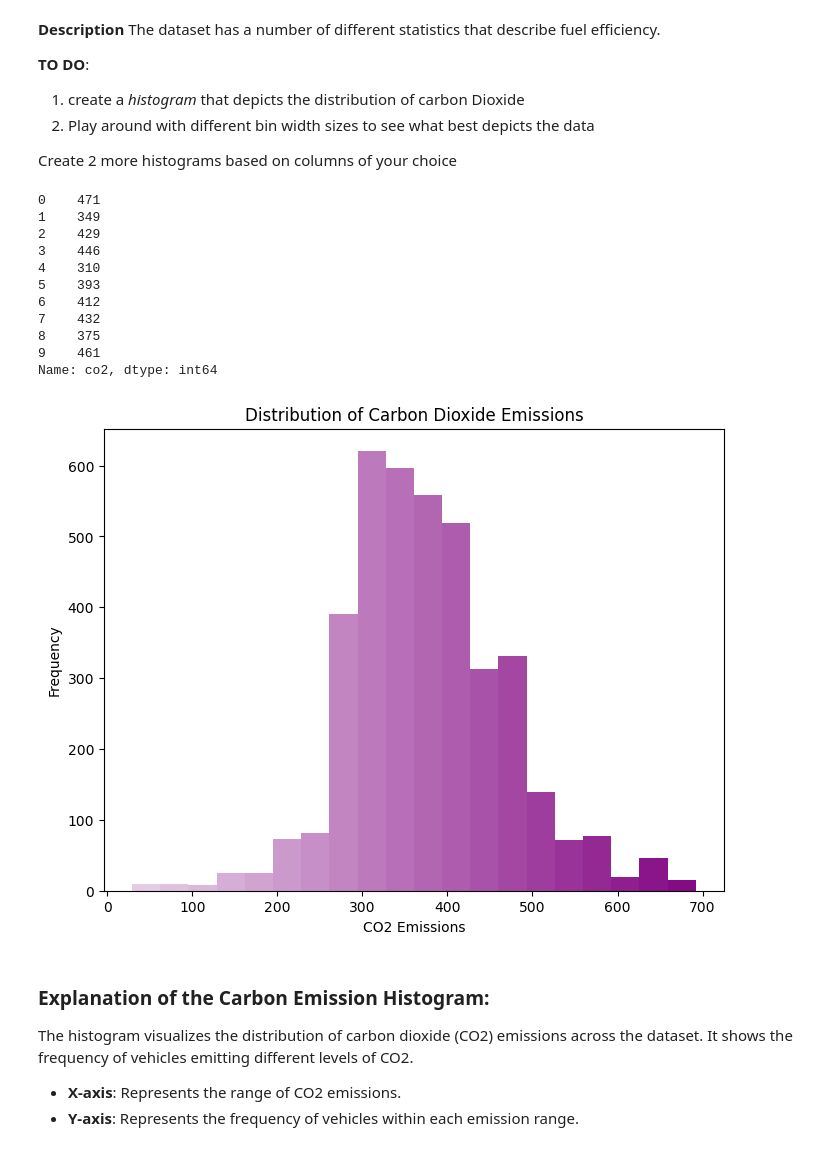
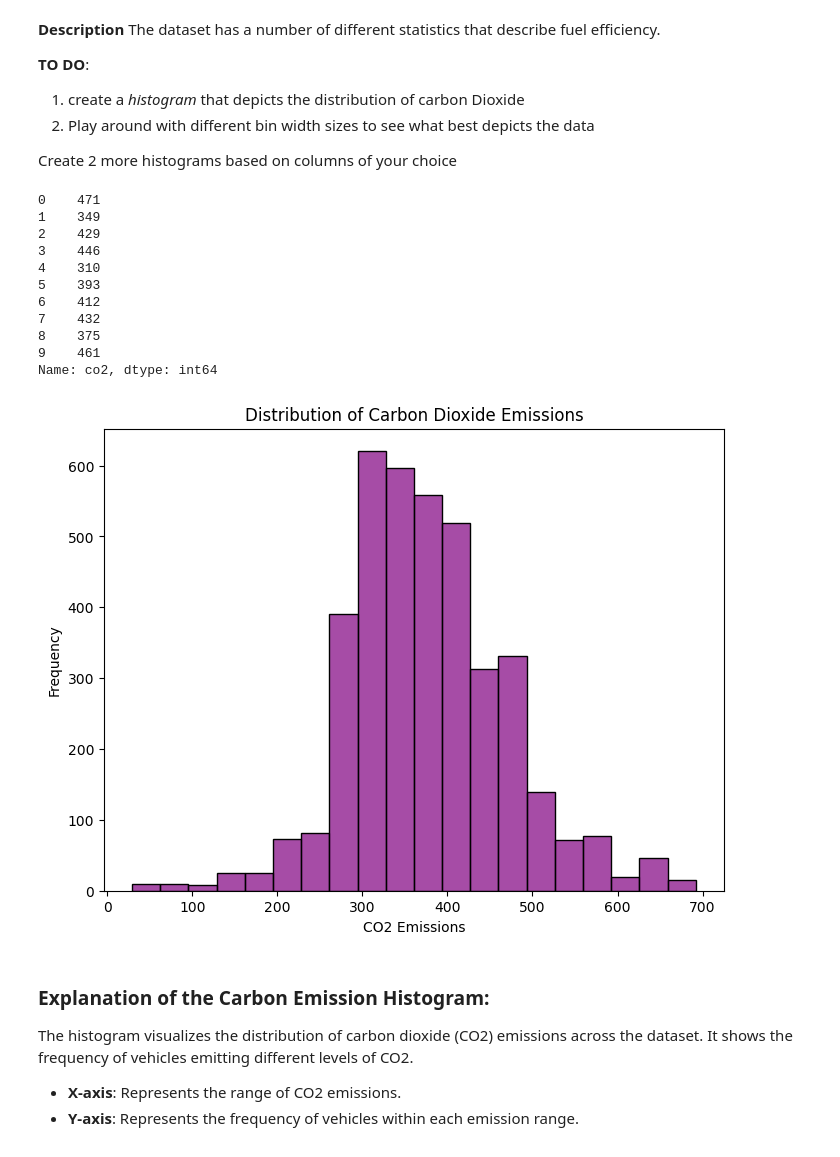
Before and after one commit to Tripp808/Project-Plotting---Matplotlib-Seaborn-Histograms-and-Boxplots, a Jupyter notebook: Oche_Ankeli_Plotting Assignment.ipynb, the cells around one changed output. Drawn from its saved outputs; the diff is of its cells as text; code cells hidden in the pictures.

```diff
--- a/Oche_Ankeli_Plotting Assignment.ipynb
+++ b/Oche_Ankeli_Plotting Assignment.ipynb
@@ -67,38 +67,33 @@ Create 2 more histograms based on columns of your choice
 # %%
 # Print the first 10 rows of the 'co2' column
 print(data['co2'].head(10))
 
 # Create a histogram for carbon dioxide emissions
 plt.figure(figsize=(8, 6))
-n, bins, patches = plt.hist(data['co2'], bins=20, color='purple', alpha=0.7)
-#rather than use edge colors i found increasing the color shades cooler. haha
-# Loop through the patches (bars) and set alpha for each
-for i, patch in enumerate(patches):
-    alpha_value = 0.2 + (i / len(patches)) * 0.8  # Calculate alpha value
-    patch.set_alpha(alpha_value)
+sns.histplot(data['co2'], bins=20, color='purple', alpha=0.7)
 
 plt.title('Distribution of Carbon Dioxide Emissions')
 plt.xlabel('CO2 Emissions')
 plt.ylabel('Frequency')
 
 # Save the histogram as a PNG file
 plt.savefig('co2_emissions_histogram.png')
 
 # Show the histogram
 plt.show()
 # %% [output]
 0    471
 1    349
 2    429
 3    446
 4    310
 5    393
 6    412
 7    432
 8    375
 9    461
 Name: co2, dtype: int64
-[figure, old version]
+[figure, new version]
 # %% [markdown]
 ### Explanation of the Carbon Emission Histogram:
 
```
Also changed, not shown: parts of 2 cells of this notebook.
